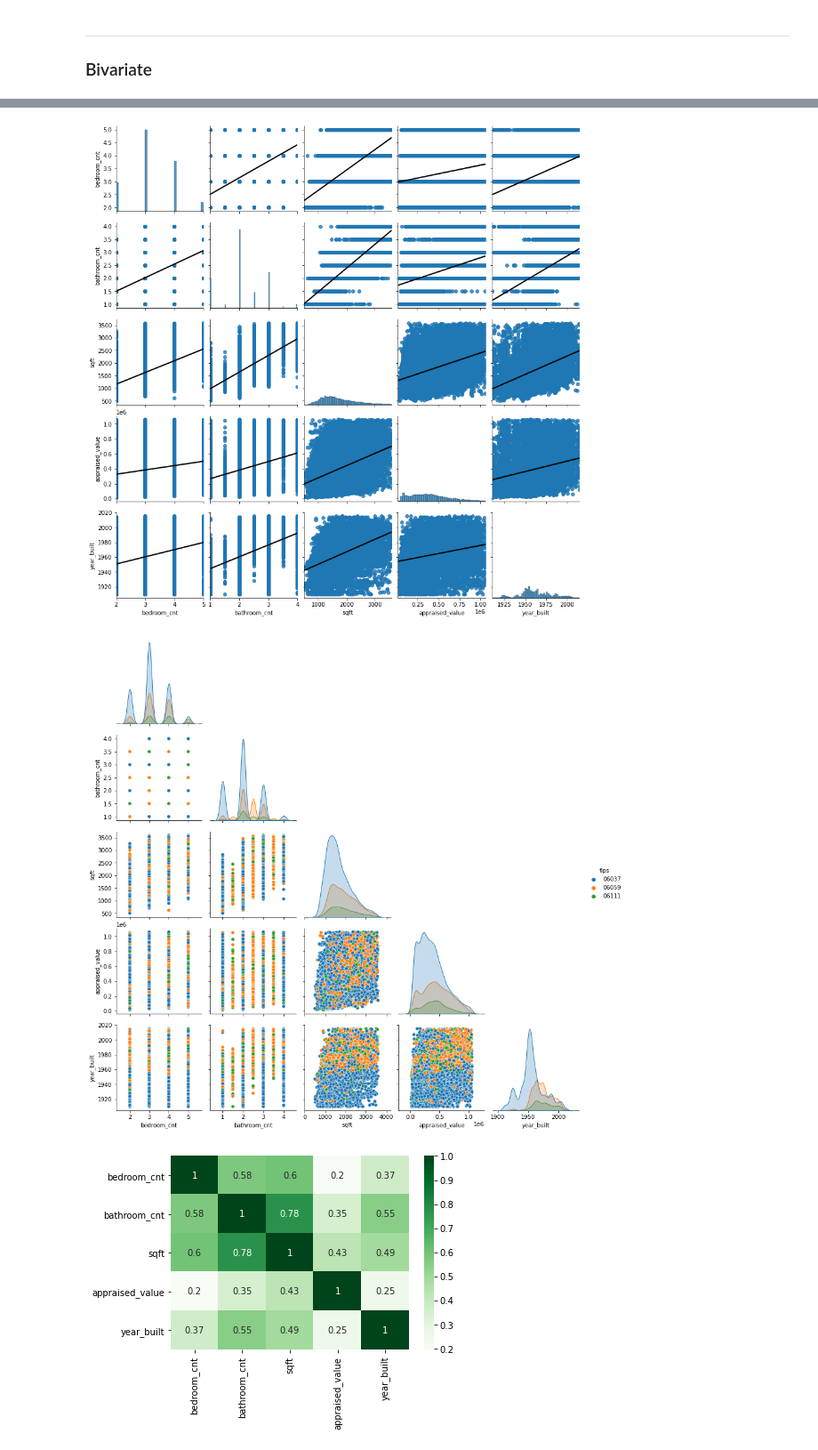
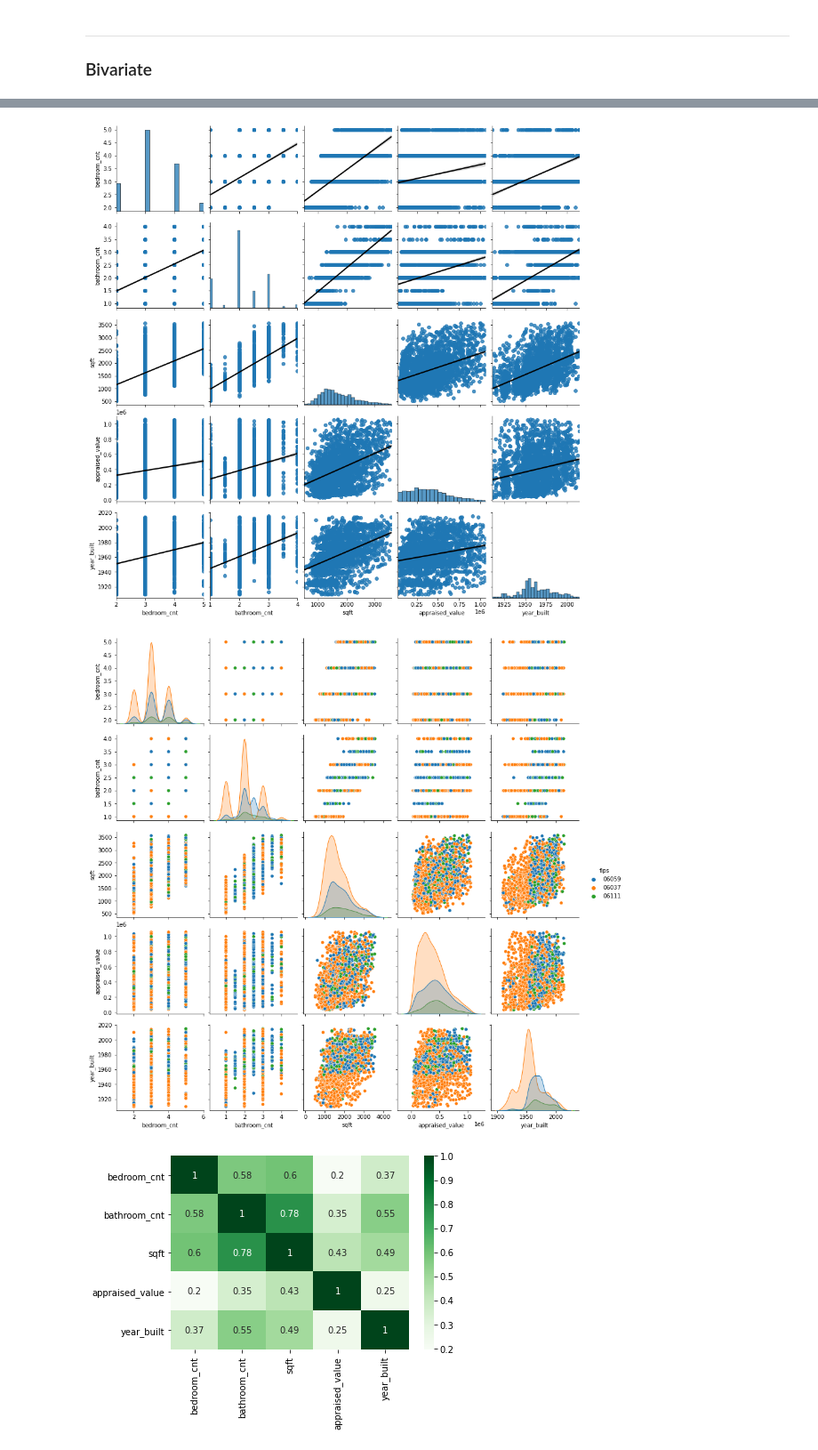
Before and after one commit to adam-talbot/regression-project, a Jupyter notebook: final_notebook.ipynb, the cells around one changed output, grey strips where cells are left out. Shown at 89% size. Drawn from its saved outputs; the diff is of its cells as text; code cells hidden in the pictures.

```diff
--- a/final_notebook.ipynb
+++ b/final_notebook.ipynb
@@ -244,11 +264,11 @@ w.plot_boxplots(df)
 # %%
-e.plot_variable_pairs(train_explore)
+e.plot_variable_pairs(train_explore.sample(n=2500, random_state=527))
 # %% [output]
-[figure, old version]
+[figure, new version]
 # %%
-e.plot_variable_pairs_cat_hue(train_explore)
+e.plot_variable_pairs_cat_hue(train_explore.sample(n=2500, random_state=527))
 # %% [output]
-[figure, old version]
+[figure, new version]
 # %%
 sns.heatmap(train_explore.corr(), annot=True, cmap='Greens');
 # %% [output]
```
Also changed, not shown: parts of 83 cells of this notebook, 5 other files.
